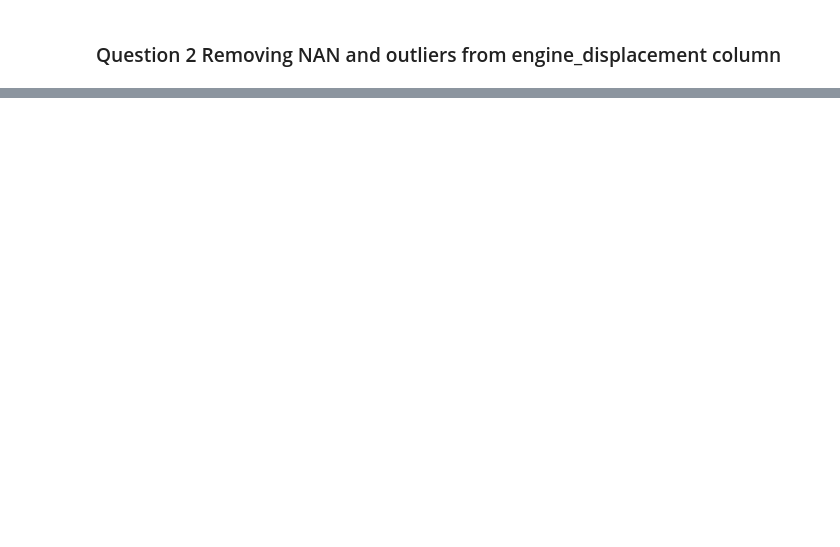
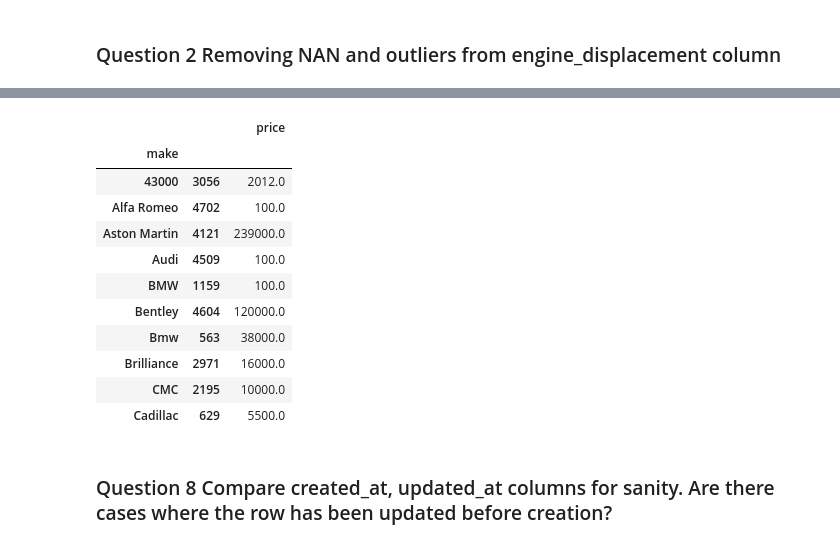
Before and after one commit to evabanegacom/Data-Engineering, a Jupyter notebook: De-Test.ipynb, the cells around one changed output, grey strips where cells are left out. Drawn from its saved outputs; the diff is of its cells as text; code cells hidden in the pictures; blank space fills up the shorter version.

```diff
--- a/De-Test.ipynb
+++ b/De-Test.ipynb
@@ -83,0 +231,17 @@ cheapest_make
+# %%
+pd.DataFrame(cheapest_make)[:10]
+# %% [output]
+|  |  | price |
+| make |  |  |
+| 43000 | 3056 | 2012.0 |
+| Alfa Romeo | 4702 | 100.0 |
+| Aston Martin | 4121 | 239000.0 |
+| Audi | 4509 | 100.0 |
+| BMW | 1159 | 100.0 |
+| Bentley | 4604 | 120000.0 |
+| Bmw | 563 | 38000.0 |
+| Brilliance | 2971 | 16000.0 |
+| CMC | 2195 | 10000.0 |
+| Cadillac | 629 | 5500.0 |
+# %% [markdown]
+### Question 8 Compare created_at, updated_at columns for sanity. Are there cases where the row has been updated before creation?
```
Also changed, not shown: parts of 55 cells of this notebook.
